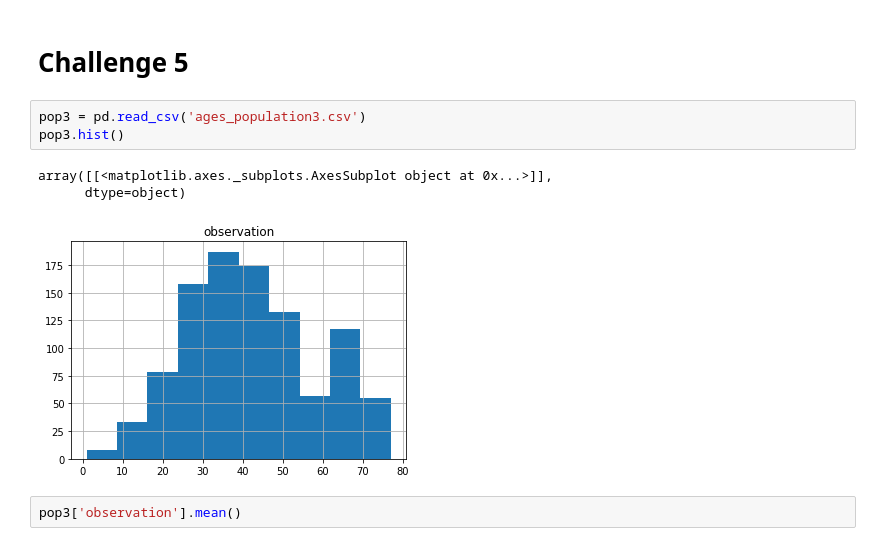
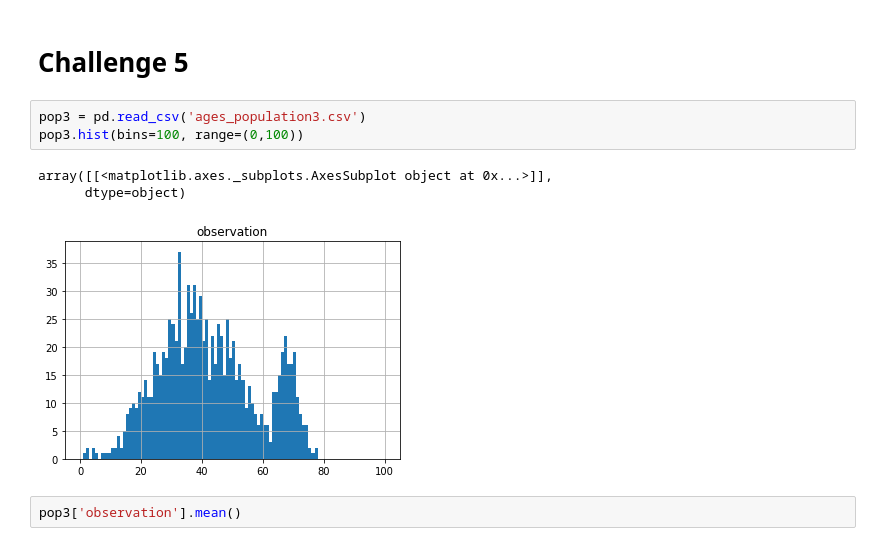
Before and after one commit to ta-data-bcn/descriptive-stats, a Jupyter notebook: main.ipynb, the cells around one changed output. Cells and saved outputs as stored; diff of their text form.

```diff
--- a/main.ipynb
+++ b/main.ipynb
@@ -146,11 +146,11 @@ pop2['observation'].std()
 # Challenge 5
 # %%
 pop3 = pd.read_csv('ages_population3.csv')
-pop3.hist()
+pop3.hist(bins=100, range=(0,100))
 # %% [output]
 array([[<matplotlib.axes._subplots.AxesSubplot object at 0x...>]],
       dtype=object)
-[figure, old version]
+[figure, new version]
 # %%
 pop3['observation'].mean()
 # %% [output]
```
Also changed, not shown: parts of 2 cells of this notebook.
